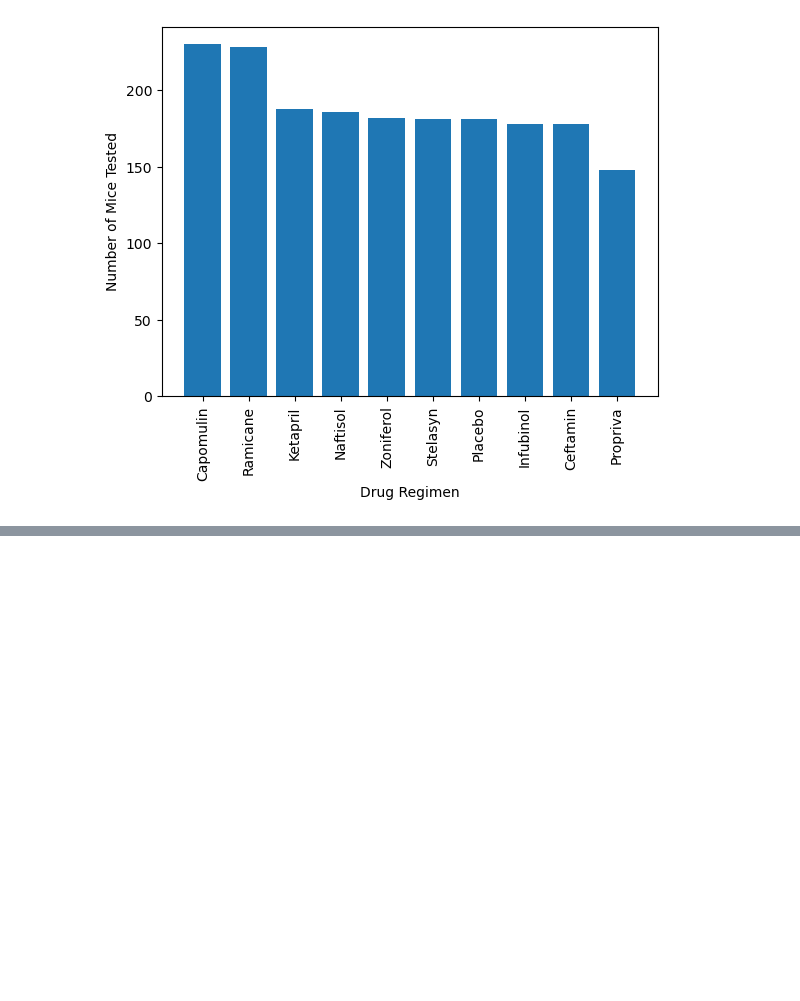
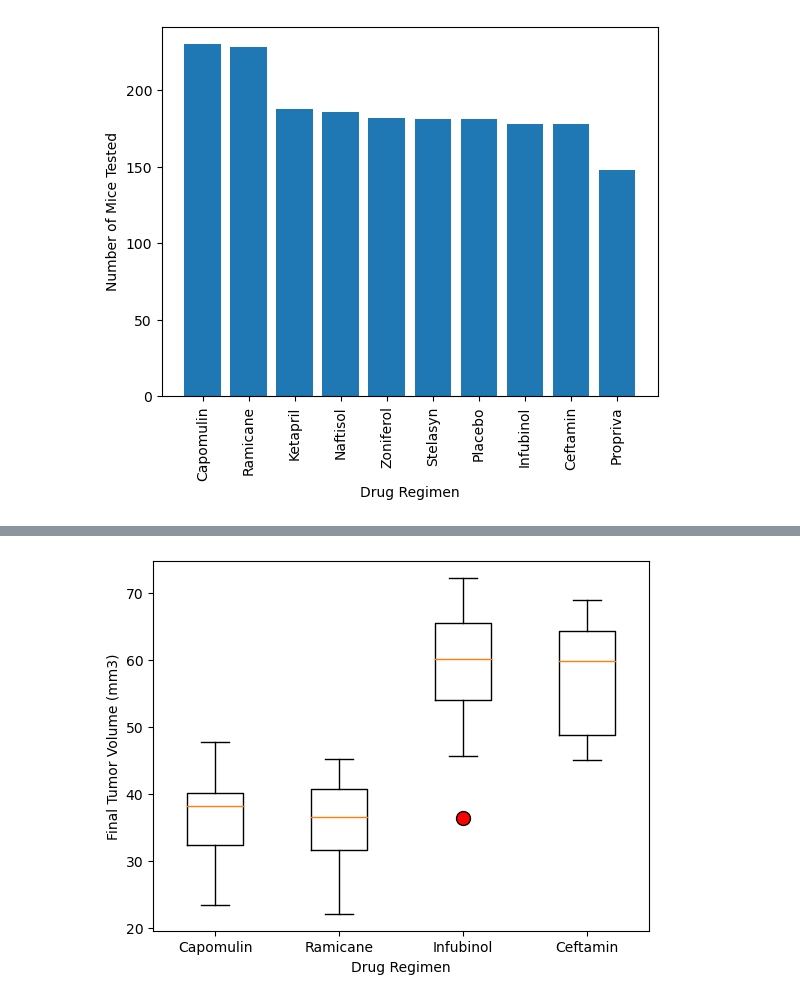
Before and after one commit to Jwarner1027/matplotlib-challenge, a Jupyter notebook: Pymaceuticals.ipynb, the cells around one changed output, grey strips where cells are left out. Saved outputs shown, nothing was run; the diff lists cells and outputs as text; code cells hidden in the pictures; blank space fills up the shorter version.

```diff
--- a/Pymaceuticals.ipynb
+++ b/Pymaceuticals.ipynb
@@ -148,0 +207,8 @@ plt.show()
+# %%
+fig1, tumor_vol_plot = plt.subplots()
+tumor_vol_plot.boxplot(tumor_vol_data, labels=treatments, flierprops = {'markerfacecolor': 'r', 'markersize': 10})
+plt.ylabel('Final Tumor Volume (mm3)')
+plt.xlabel('Drug Regimen')
+plt.show()
+# %% [output]
+[figure, added]
```
Also changed, not shown: parts of 7 cells of this notebook.
